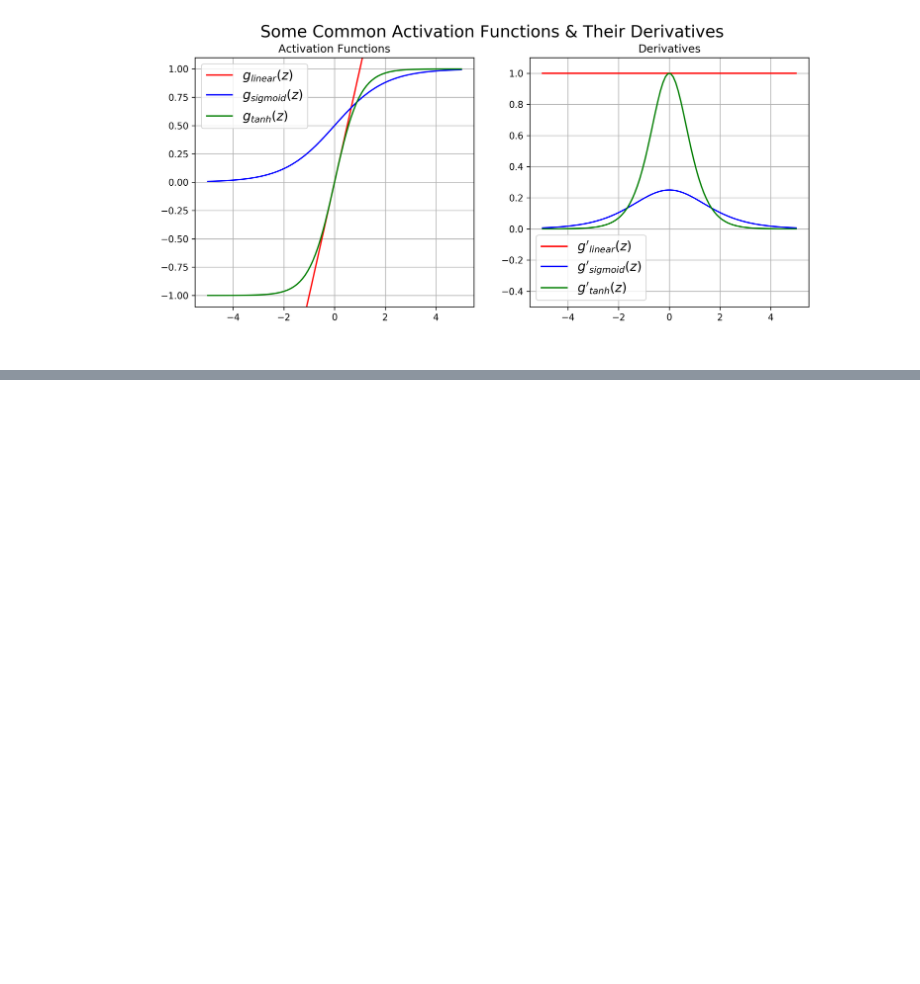
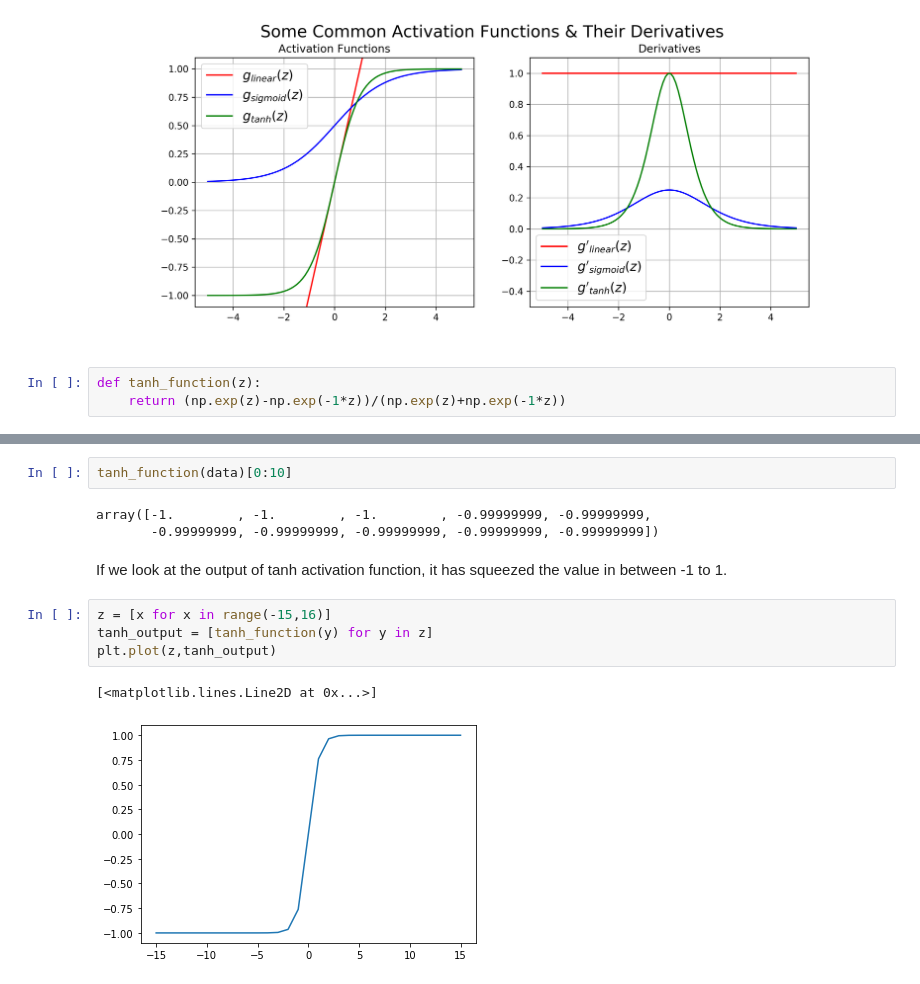
Before and after one commit to Shreejan-git/NeuralNetwork_ActivationFunction, a Jupyter notebook: Tanh_activation_function.ipynb, the cells around one changed output, grey strips where cells are left out. Drawn from its saved outputs; the diff is of its cells as text; blank space fills up the shorter version.

Commit message:
implement tanh and its gradient range in scratch

```diff
--- a/Tanh_activation_function.ipynb
+++ b/Tanh_activation_function.ipynb
@@ -5,3 +6,6 @@ import numpy as np
 (P.S. This is just what I think. My understanding can be wrong. I will be glad to learn better logic or being corrected.)
 # %% [markdown]
 ![common_activation_functions.png](attachment:common_activation_functions.png)
+# %%
+def tanh_function(z):
+    return (np.exp(z)-np.exp(-1*z))/(np.exp(z)+np.exp(-1*z))
@@ -7,0 +24,14 @@ import numpy as np
+# %%
+tanh_function(data)[0:10]
+# %% [output]
+array([-1.        , -1.        , -1.        , -0.99999999, -0.99999999,
+       -0.99999999, -0.99999999, -0.99999999, -0.99999999, -0.99999999])
+# %% [markdown]
+If we look at the output of tanh activation function, it has squeezed the value in between -1 to 1.
+# %%
+z = [x for x in range(-15,16)]
+tanh_output = [tanh_function(y) for y in z]
+plt.plot(z,tanh_output)
+# %% [output]
+[<matplotlib.lines.Line2D at 0x...>]
+[figure, added]
```
Also changed, not shown: parts of 6 cells of this notebook.
